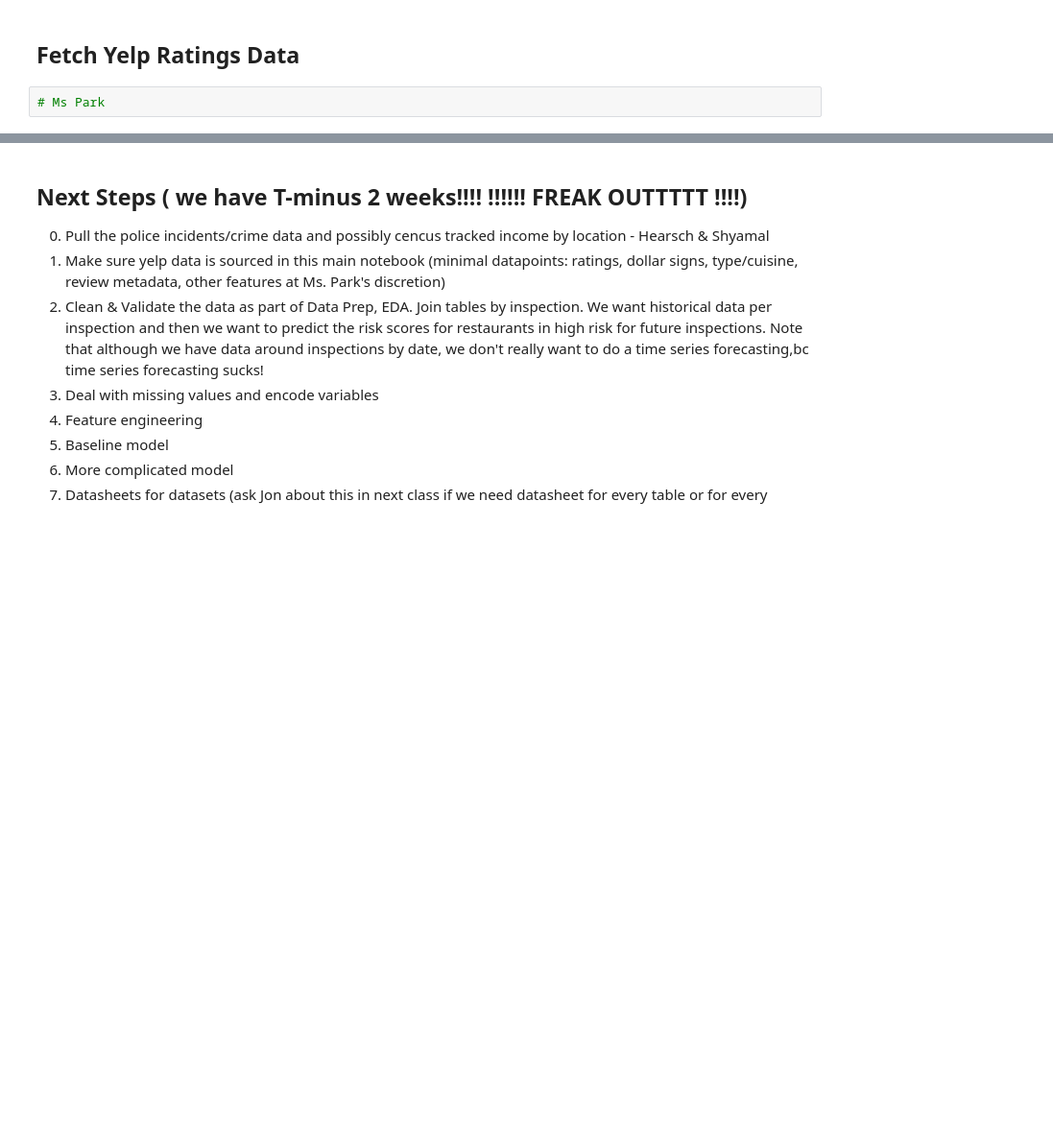
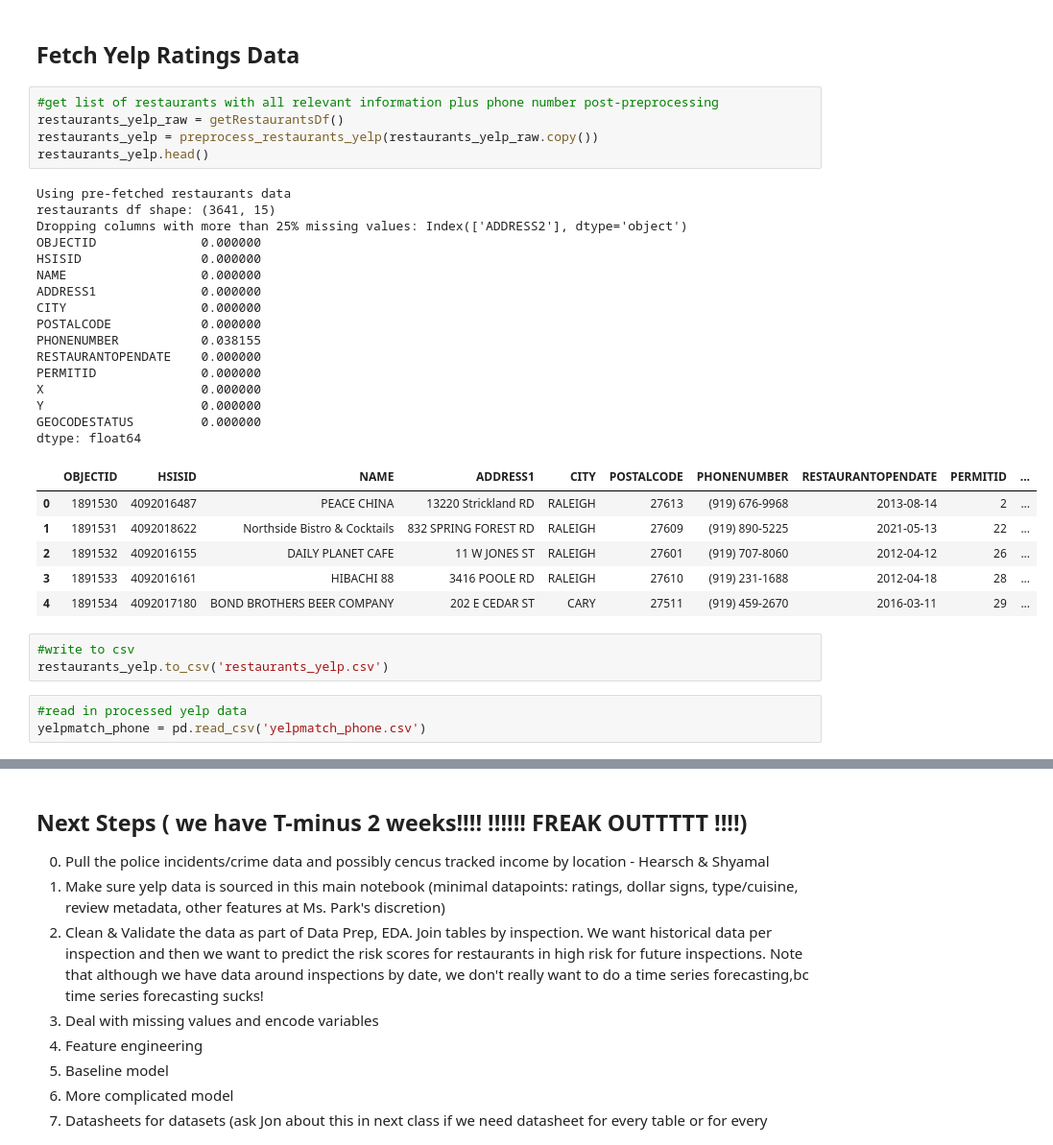
Before and after one commit to shyamal-anadkat/wake-county-food-inspections-analysis, a Jupyter notebook: Wake County - Restaurant Food Inspections Analysis [AIPI510].ipynb, the cells around one changed output, grey strips where cells are left out. Shown: that part at 96% size. Saved outputs shown, nothing was run; the diff lists cells and outputs as text; blank space fills up the shorter version.

```diff
--- a/Wake County - Restaurant Food Inspections Analysis [AIPI510].ipynb
+++ b/Wake County - Restaurant Food Inspections Analysis [AIPI510].ipynb
@@ -99,4 +196,36 @@ weather df shape: (1025, 5)
 # %% [markdown]
 ## Fetch Yelp Ratings Data
 # %%
-# Ms Park
+#get list of restaurants with all relevant information plus phone number post-preprocessing
+restaurants_yelp_raw = getRestaurantsDf()
+restaurants_yelp = preprocess_restaurants_yelp(restaurants_yelp_raw.copy())
+restaurants_yelp.head()
+# %% [output]
+Using pre-fetched restaurants data
+restaurants df shape: (3641, 15)
+Dropping columns with more than 25% missing values: Index(['ADDRESS2'], dtype='object')
+OBJECTID              0.000000
+HSISID                0.000000
+NAME                  0.000000
+ADDRESS1              0.000000
+CITY                  0.000000
+POSTALCODE            0.000000
+PHONENUMBER           0.038155
+RESTAURANTOPENDATE    0.000000
+PERMITID              0.000000
+X                     0.000000
+Y                     0.000000
+GEOCODESTATUS         0.000000
+dtype: float64
+|  | OBJECTID | HSISID | NAME | ADDRESS1 | CITY | POSTALCODE | PHONENUMBER | RESTAURANTOPENDATE | PERMITID | ... |
+| 0 | 1891530 | 4092016487 | PEACE CHINA | 13220 Strickland RD | RALEIGH | 27613 | (919) 676-9968 | 2013-08-14 | 2 | ... |
+| 1 | 1891531 | 4092018622 | Northside Bistro & Cocktails | 832 SPRING FOREST RD | RALEIGH | 27609 | (919) 890-5225 | 2021-05-13 | 22 | ... |
+| 2 | 1891532 | 4092016155 | DAILY PLANET CAFE | 11 W JONES ST | RALEIGH | 27601 | (919) 707-8060 | 2012-04-12 | 26 | ... |
+| 3 | 1891533 | 4092016161 | HIBACHI 88 | 3416 POOLE RD | RALEIGH | 27610 | (919) 231-1688 | 2012-04-18 | 28 | ... |
+| 4 | 1891534 | 4092017180 | BOND BROTHERS BEER COMPANY | 202 E CEDAR ST | CARY | 27511 | (919) 459-2670 | 2016-03-11 | 29 | ... |
+# %%
+#write to csv
+restaurants_yelp.to_csv('restaurants_yelp.csv')
+# %%
+#read in processed yelp data
+yelpmatch_phone = pd.read_csv('yelpmatch_phone.csv')
```
Also changed, not shown: parts of 2 cells of this notebook, 3 other files.
